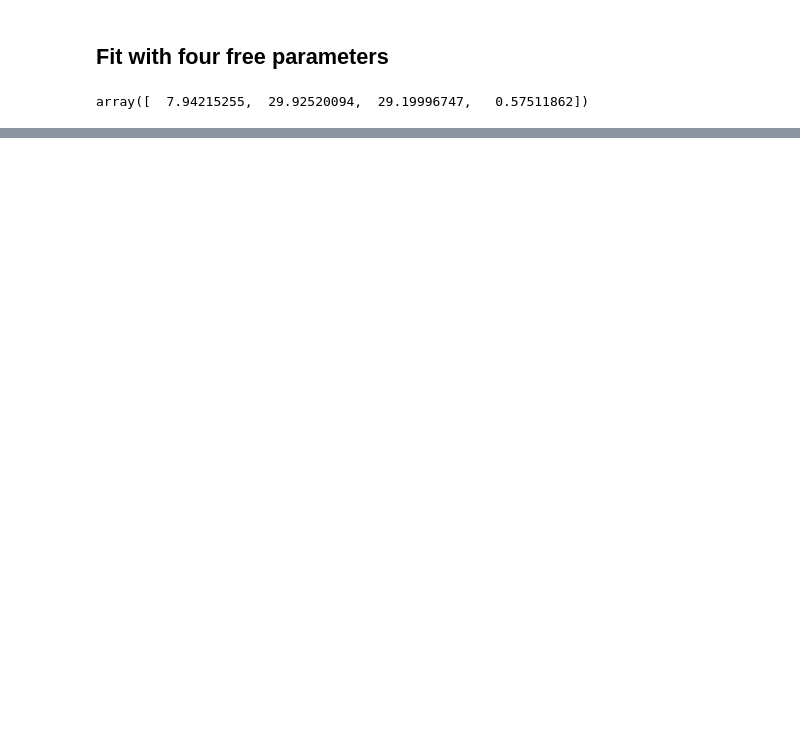
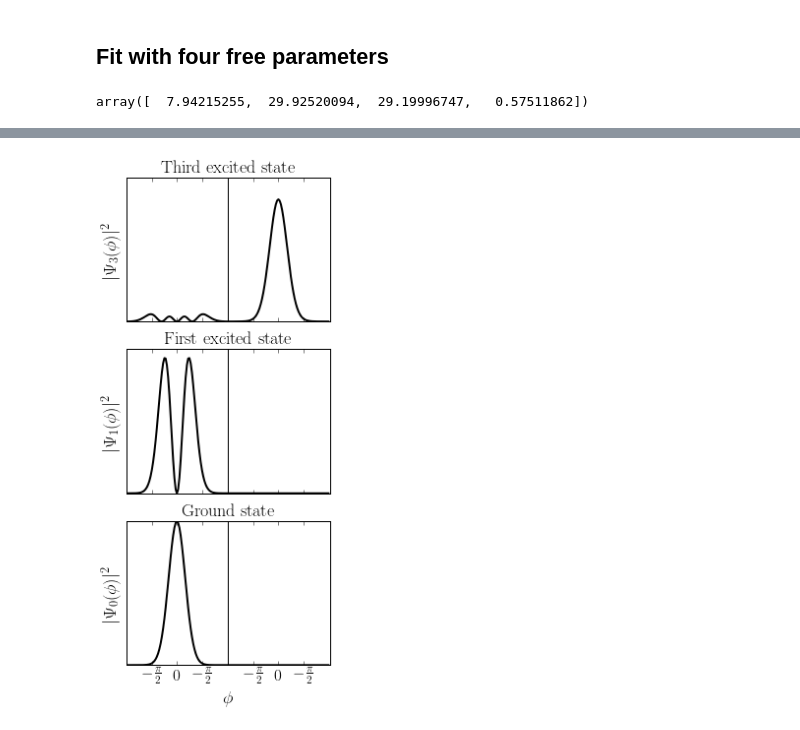
Before and after one commit to bernardvanheck/shared_notebooks, a Jupyter notebook: dev_92.ipynb, the cells around one changed output, grey strips where cells are left out. Saved outputs shown, nothing was run; the diff lists cells and outputs as text; code cells hidden in the pictures; blank space fills up the shorter version.

```diff
--- a/dev_92.ipynb
+++ b/dev_92.ipynb
@@ -89,0 +176,36 @@ plot_fit_results(fit_3, lines)
+# %%
+# Two subplots, the axes array is 1-d
+f, ax = plt.subplots(3, sharex=True, figsize=(3.5,8))
+L = len(wfs[0])
+
+ax[0].plot(np.abs(wfs[3][::-1])**2, c='k', lw=2)
+ax[0].set_xlim(0, L)
+ax[0].axvline(L/2, c='k')
+ax[0].set_ylabel(r'$|\Psi_3(\phi)|^2$')
+ax[0].set_xticks([L/8, L/4, 3*L/8, 5*L/8, 3*L/4, 7*L/8])
+ax[0].set_yticks([])
+ax[0].set_title('Third excited state')
+#ax[0].set_title(r'Eigenstate n. %s' % n)
+
+ax[1].plot(np.abs(wfs[1][::-1])**2,  c='k', lw=2)
+ax[1].set_xlim(0, L)
+ax[1].axvline(L/2, c='k')
+ax[1].set_ylabel(r'$|\Psi_1(\phi)|^2$')
+ax[1].set_xticks([L/8, L/4, 3*L/8, 5*L/8, 3*L/4, 7*L/8])
+#ax[1].set_xticklabels([r'$-\pi/2$', r'$0$', r'$-\pi/2$', r'$-\pi/2$', r'$0$', r'$-\pi/2$'])
+ax[1].set_title('First excited state')
+ax[1].set_yticks([])
+
+ax[2].plot(np.abs(wfs[0][::-1])**2, c='k', lw=2)
+ax[2].set_xlim(0, L)
+ax[2].axvline(L/2, c='k')
+ax[2].set_ylabel(r'$|\Psi_0(\phi)|^2$')
+ax[2].set_xlabel(r'$\phi$')
+ax[2].set_xticks([L/8, L/4, 3*L/8, 5*L/8, 3*L/4, 7*L/8])
+ax[2].set_xticklabels([r'$-\frac{\pi}{2}$', r'$0$', r'$-\frac{\pi}{2}$',
+                       r'$-\frac{\pi}{2}$', r'$0$', r'$-\frac{\pi}{2}$'])
+ax[2].set_title('Ground state')
+ax[2].set_yticks([])
+plt.savefig("figures/wavefunction_dev_92.pdf")
+# %% [output]
+[figure, added]
```
Also changed, not shown: parts of 9 cells of this notebook, 2 other files.
